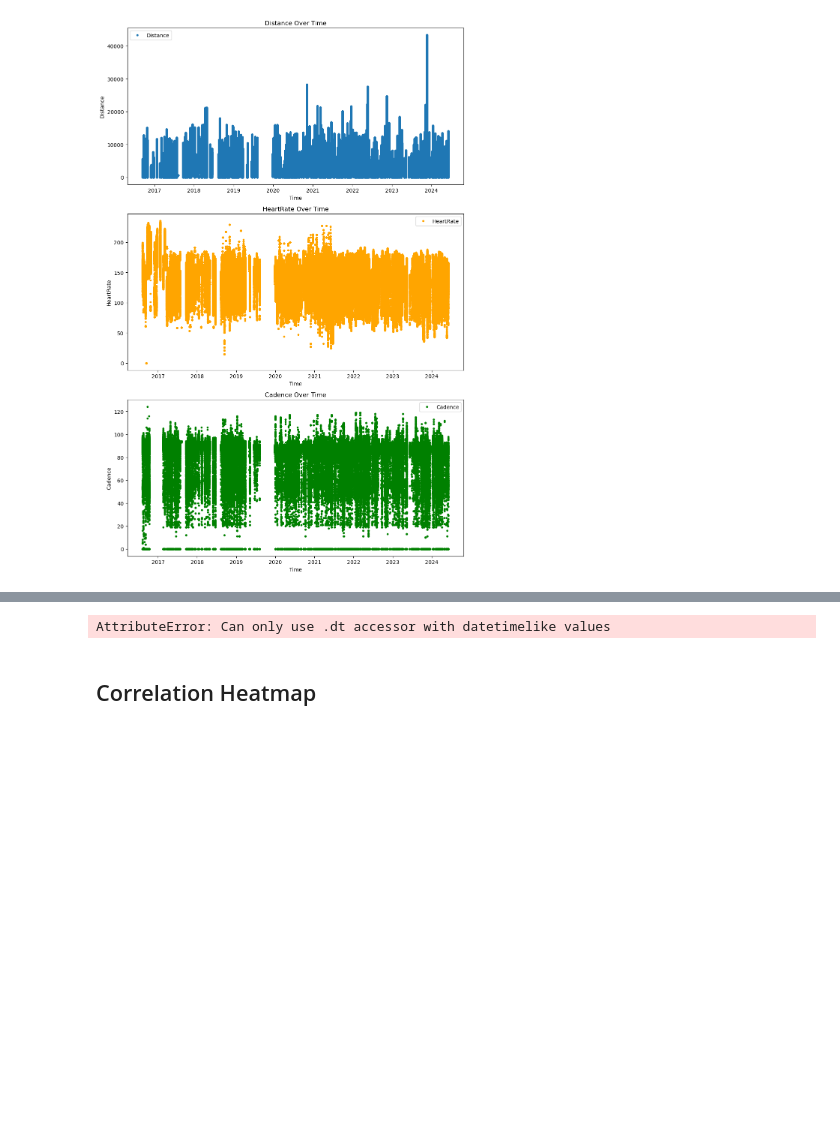
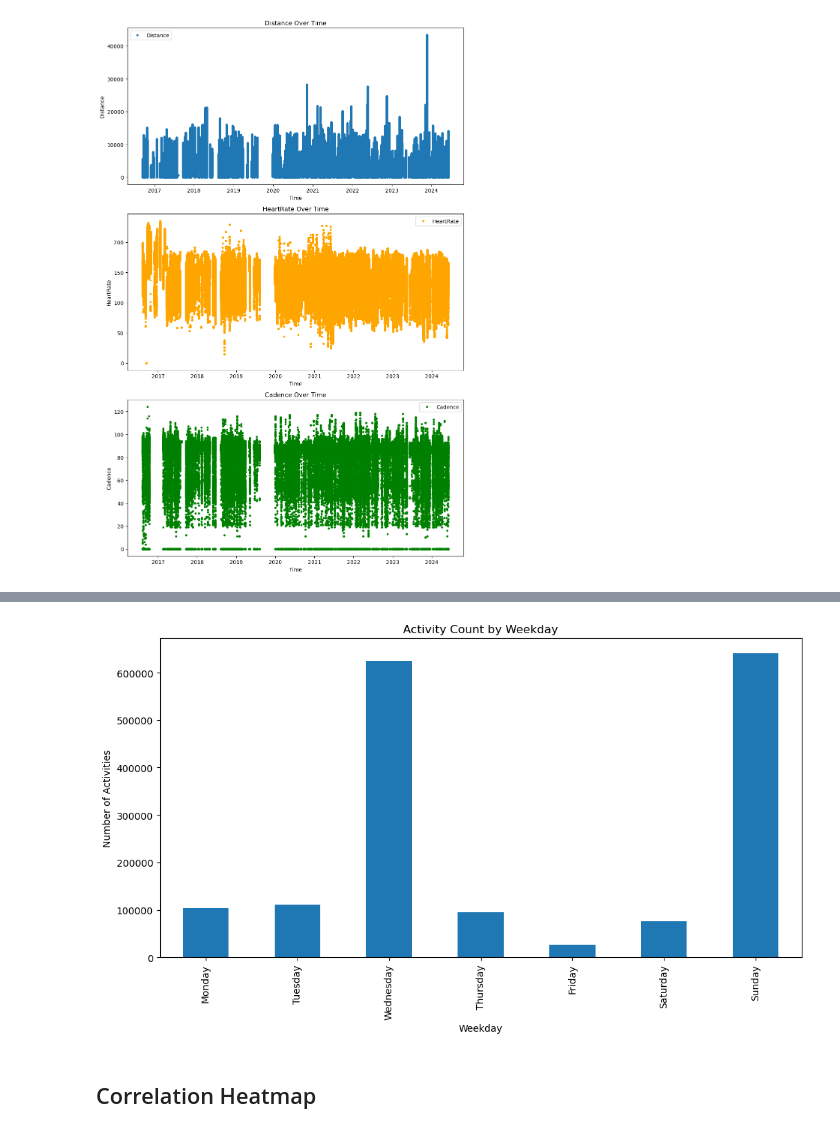
Before and after one commit to JJWRoeloffs/MLQS_group49, a Jupyter notebook: EDA.ipynb, the cells around one changed output, grey strips where cells are left out. Cells and saved outputs as stored; diff of their text form; code cells hidden in the pictures; blank space fills up the shorter version.

```diff
--- a/EDA.ipynb
+++ b/EDA.ipynb
@@ -144,16 +143,17 @@ ValueError: Tz-aware datetime.datetime cannot be converted to datetime64 unless
 # %%
-# Activity frequency per day/week/month
-data['Date'] = data['Time'].dt.date
-daily_activity_count = data.groupby('Date').size()
+# To ensure the order is Monday to Sunday
+weekday_order = ['Monday', 'Tuesday', 'Wednesday', 'Thursday', 'Friday', 'Saturday', 'Sunday']
+weekday_activity_count = weekday_activity_count.reindex(weekday_order)
 
+# Plot weekday activity count
 plt.figure(figsize=(12, 6))
-daily_activity_count.plot(kind='bar')
-plt.title('Daily Activity Count')
-plt.xlabel('Date')
+weekday_activity_count.plot(kind='bar')
+plt.title('Activity Count by Weekday')
+plt.xlabel('Weekday')
 plt.ylabel('Number of Activities')
 plt.show()
 # %% [output]
-AttributeError: Can only use .dt accessor with datetimelike values
+[figure, added]
 # %% [markdown]
 ## Correlation Heatmap
 # %% [markdown]
```
Also changed, not shown: parts of 5 cells of this notebook.
